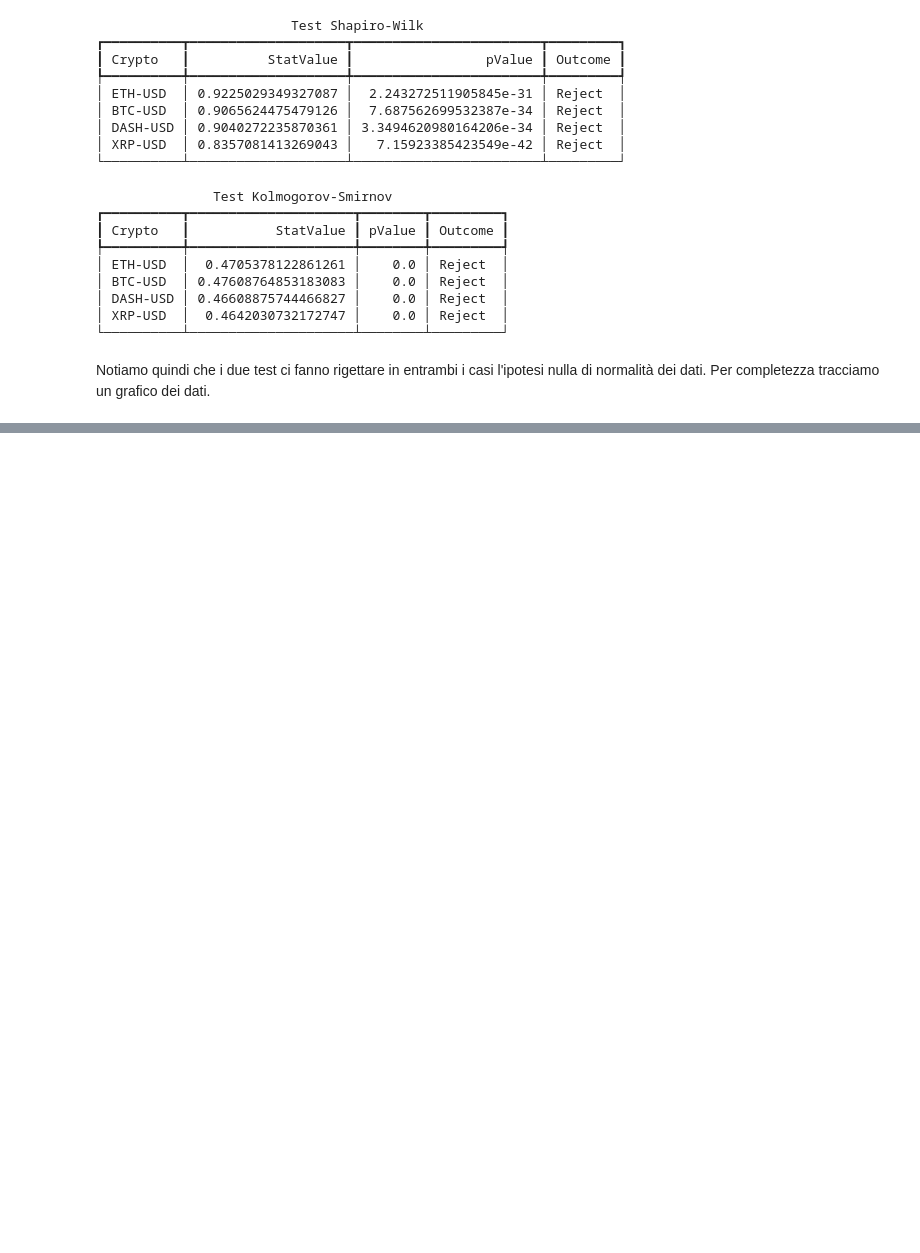
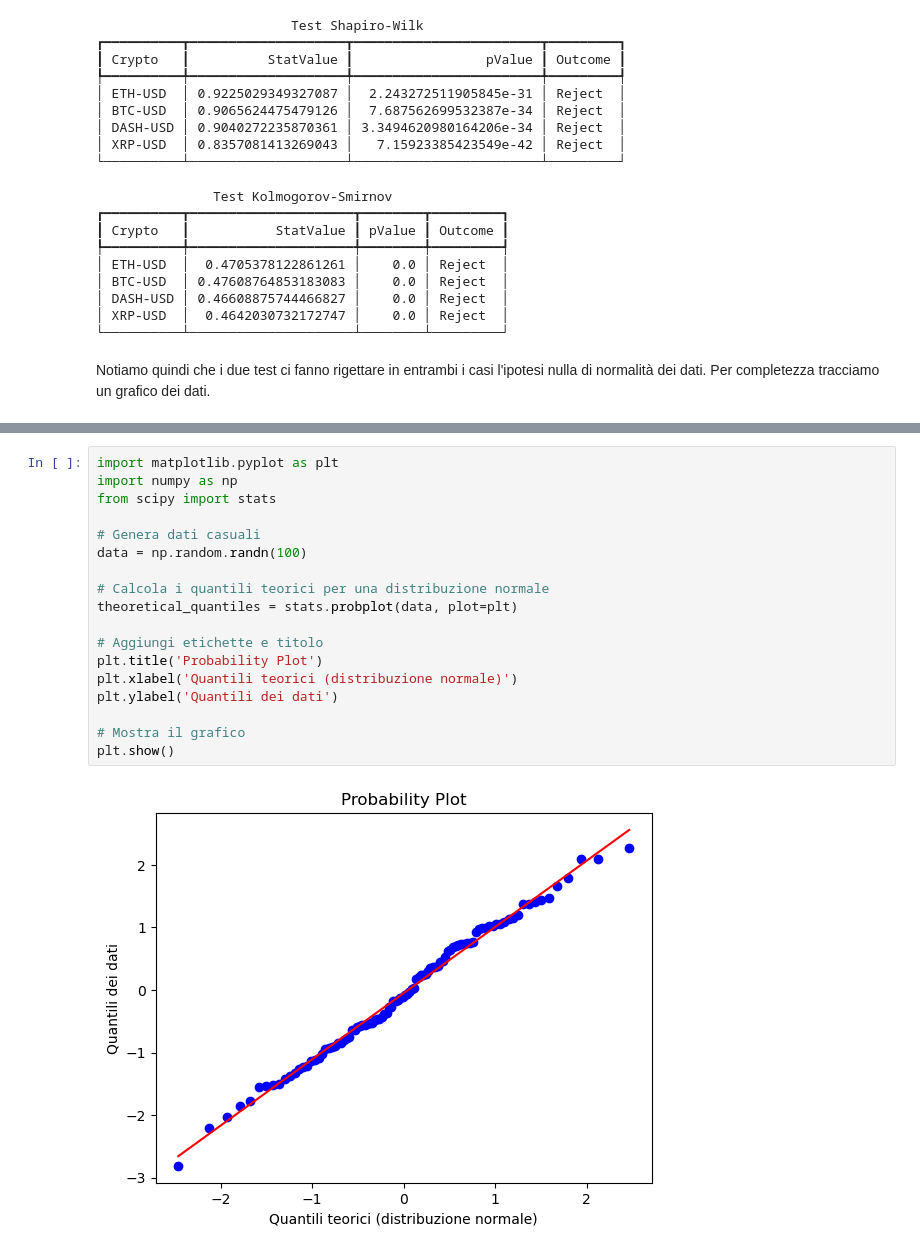
Before and after one commit to SimoneNicosanti/MPSMF_Project, a Jupyter notebook: Progetto.ipynb, the cells around one changed output, grey strips where cells are left out. Cells and saved outputs as stored; diff of their text form; blank space fills up the shorter version.

```diff
--- a/Progetto.ipynb
+++ b/Progetto.ipynb
@@ -639,0 +688,20 @@ Per completezza tracciamo un grafico dei dati.
+# %%
+import matplotlib.pyplot as plt
+import numpy as np
+from scipy import stats
+
+# Genera dati casuali
+data = np.random.randn(100)
+
+# Calcola i quantili teorici per una distribuzione normale
+theoretical_quantiles = stats.probplot(data, plot=plt)
+
+# Aggiungi etichette e titolo
+plt.title('Probability Plot')
+plt.xlabel('Quantili teorici (distribuzione normale)')
+plt.ylabel('Quantili dei dati')
+
+# Mostra il grafico
+plt.show()
+# %% [output]
+[figure, added]
```
Also changed, not shown: parts of 7 cells of this notebook, 1 other file.
